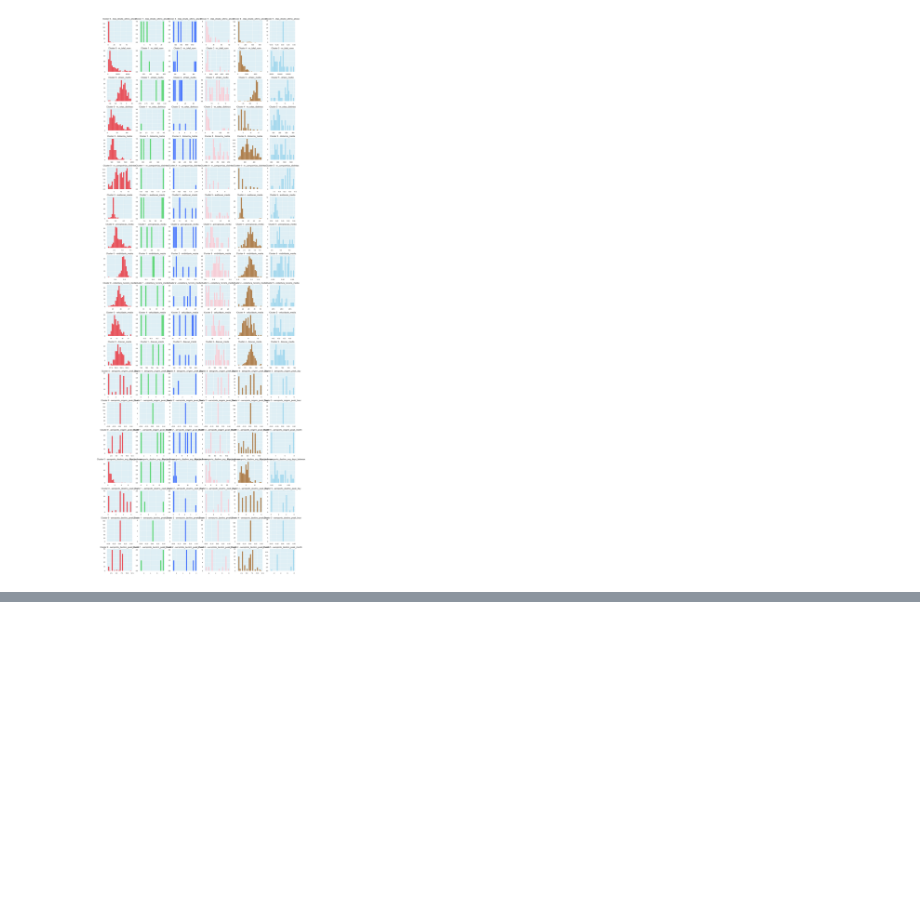
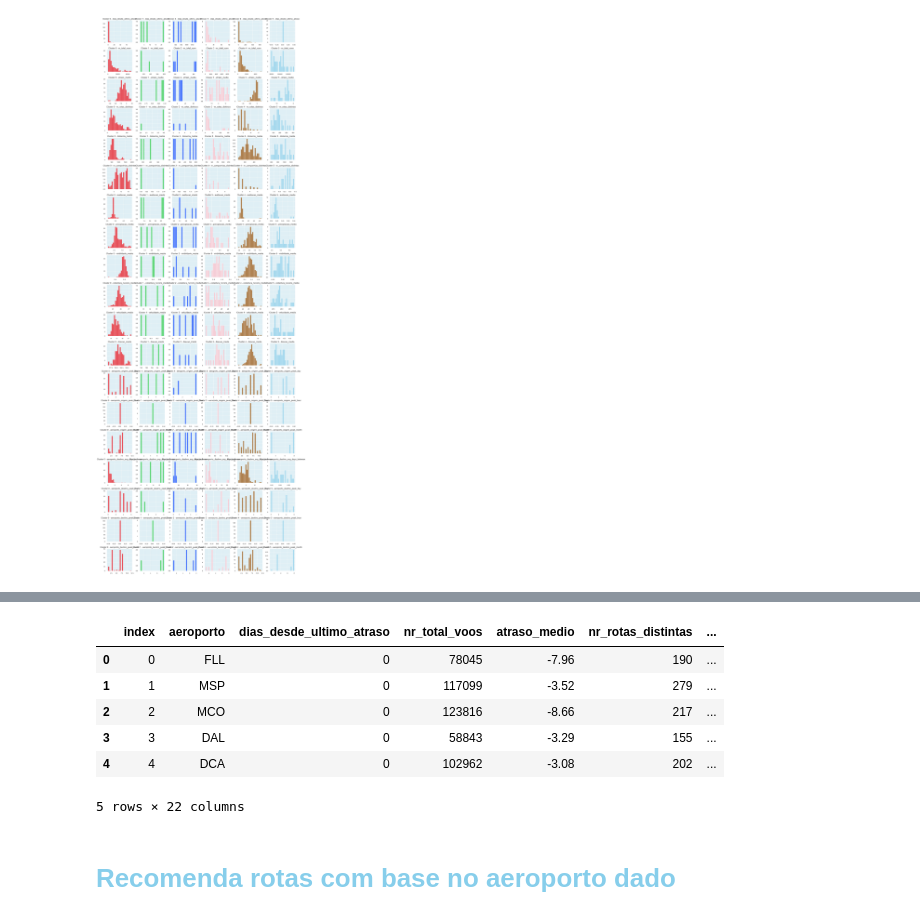
Before and after one commit to BrunoAfonso18/sdw, a Jupyter notebook: flights.ipynb, the cells around one changed output, grey strips where cells are left out. Cells and saved outputs as stored; diff of their text form; code cells hidden in the pictures; blank space fills up the shorter version.

```diff
--- a/flights.ipynb
+++ b/flights.ipynb
@@ -1525,0 +1559,14 @@ plt.show()
+# %%
+airport_data_cleaned = airport_data_cleaned.reset_index()
+# %%
+airport_data_cleaned.head()
+# %% [output]
+|  | index | aeroporto | dias_desde_ultimo_atraso | nr_total_voos | atraso_medio | nr_rotas_distintas | ... |
+| 0 | 0 | FLL | 0 | 78045 | -7.96 | 190 | ... |
+| 1 | 1 | MSP | 0 | 117099 | -3.52 | 279 | ... |
+| 2 | 2 | MCO | 0 | 123816 | -8.66 | 217 | ... |
+| 3 | 3 | DAL | 0 | 58843 | -3.29 | 155 | ... |
+| 4 | 4 | DCA | 0 | 102962 | -3.08 | 202 | ... |
+5 rows × 22 columns
+# %% [markdown]
+# <b></span><span style='color:#87CEEB'> Recomenda rotas com base no aeroporto dado</span></b>
```
Also changed, not shown: parts of 21 cells of this notebook.
